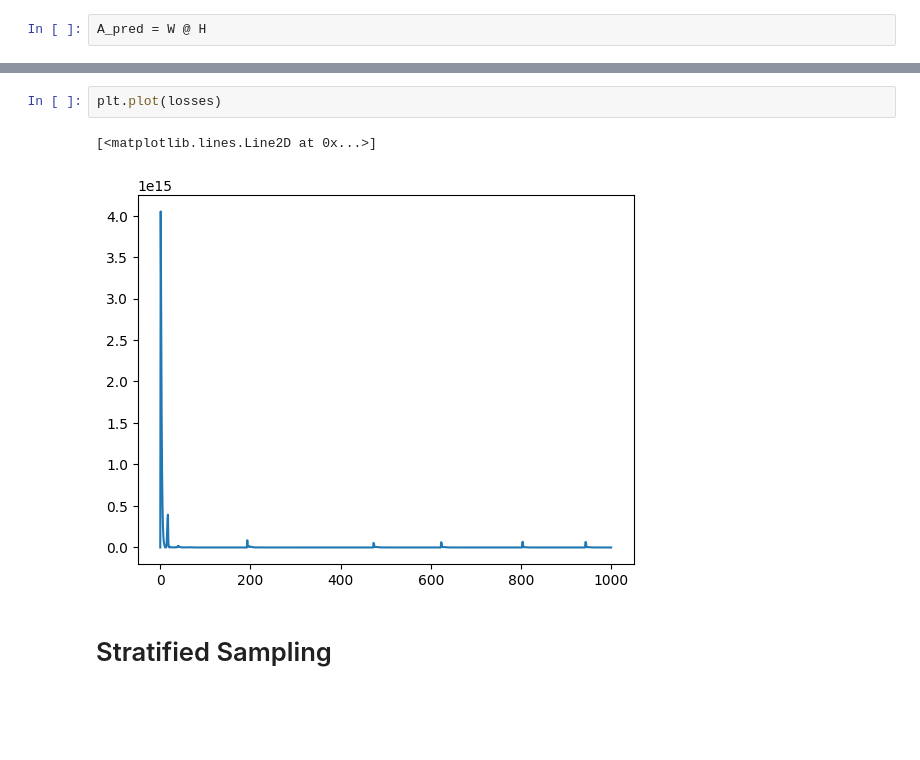
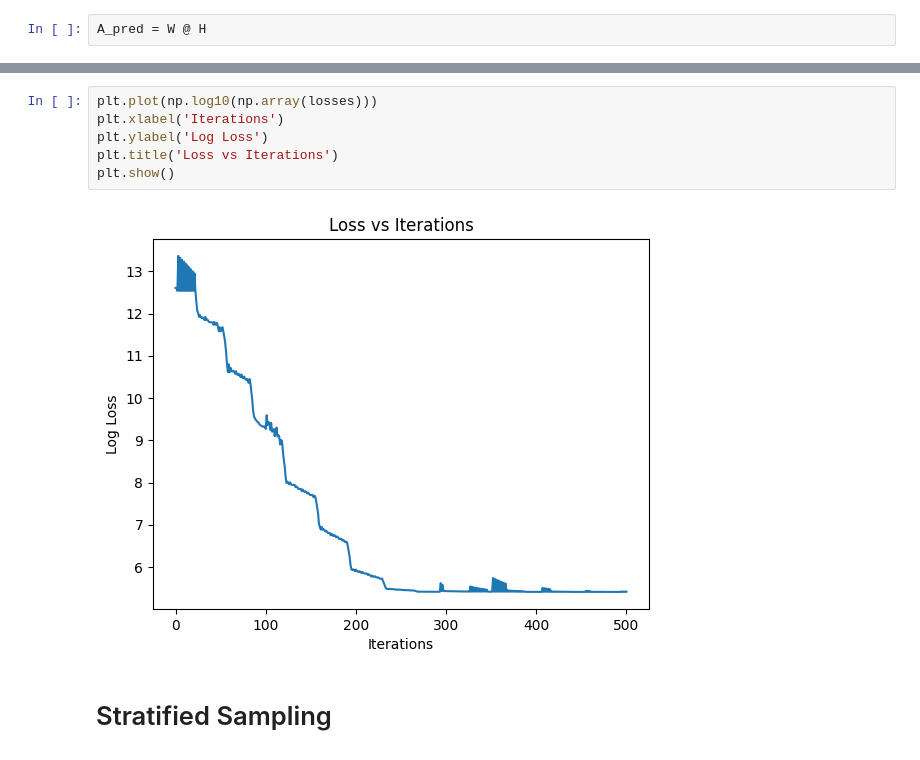
Before and after one commit to Hit2737/CS328_Intro_to_Data_Science_Project, a Jupyter notebook: file1.ipynb, the cells around one changed output, grey strips where cells are left out. Saved outputs shown, nothing was run; the diff lists cells and outputs as text; blank space fills up the shorter version.

```diff
--- a/file1.ipynb
+++ b/file1.ipynb
@@ -404,8 +375,11 @@ Accuracy(A, A_pred.cpu().detach().numpy(), tol = 10)
-# %%
-plt.plot(losses)
-# %% [output]
-[<matplotlib.lines.Line2D at 0x...>]
-[figure, removed]
+# %%
+plt.plot(np.log10(np.array(losses)))
+plt.xlabel('Iterations')
+plt.ylabel('Log Loss')
+plt.title('Loss vs Iterations')
+plt.show()
+# %% [output]
+[figure, added]
 # %% [markdown]
 ###
 <span style="font-family: 'Times New Roman'; font-size:20px">
```
Also changed, not shown: parts of 21 cells of this notebook.
